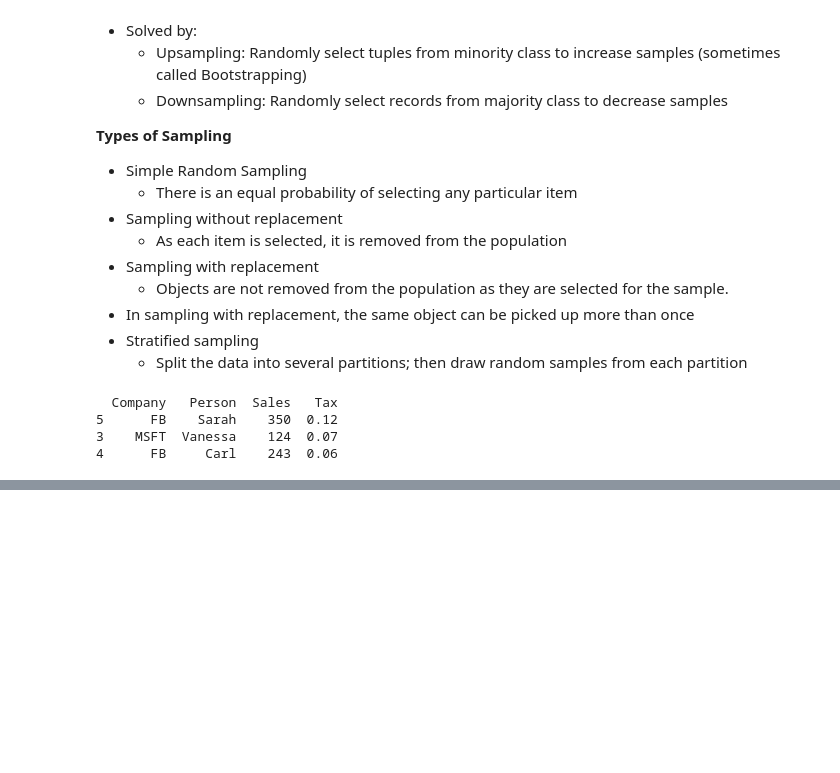
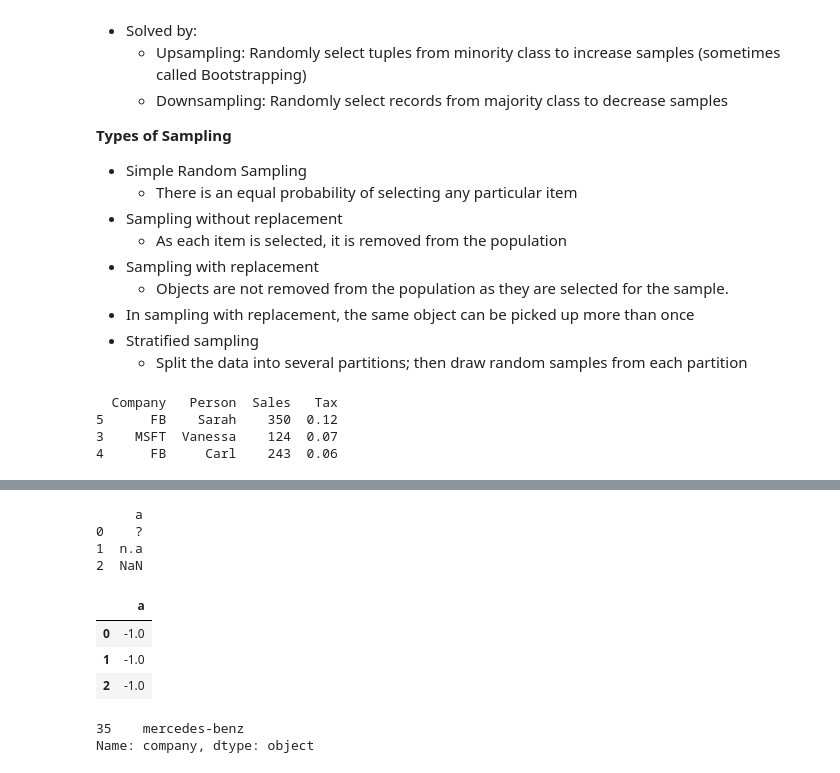
Before and after one commit to codematsing/DataMiningTrainingSession, a Jupyter notebook: Session2.ipynb, the cells around one changed output, grey strips where cells are left out. Drawn from its saved outputs; the diff is of its cells as text; code cells hidden in the pictures; blank space fills up the shorter version.

```diff
--- a/Session2.ipynb
+++ b/Session2.ipynb
@@ -898,0 +936,25 @@ In this exercise, we are using Automobile Dataset for data analysis. This Datase
+# %%
+import pandas as pd
+import numpy as np
+df = pd.DataFrame({'a':['?', 'n.a', np.nan]})
+print(df)
+df.replace(['?', 'n.a'], -1, inplace=True)
+df.fillna(-1)
+# %% [output]
+     a
+0    ?
+1  n.a
+2  NaN
+|  | a |
+| 0 | -1.0 |
+| 1 | -1.0 |
+| 2 | -1.0 |
+# %%
+car_df = pd.read_csv('Automobile_data.csv')
+max_value = car_df['price'].max()
+max_value
+#dataframe.loc[(condition), column]
+car_df.loc[car_df['price']==max_value, 'company']
+# %% [output]
+35    mercedes-benz
+Name: company, dtype: object
```
Also changed, not shown: parts of 3 cells of this notebook, 1 other file.
